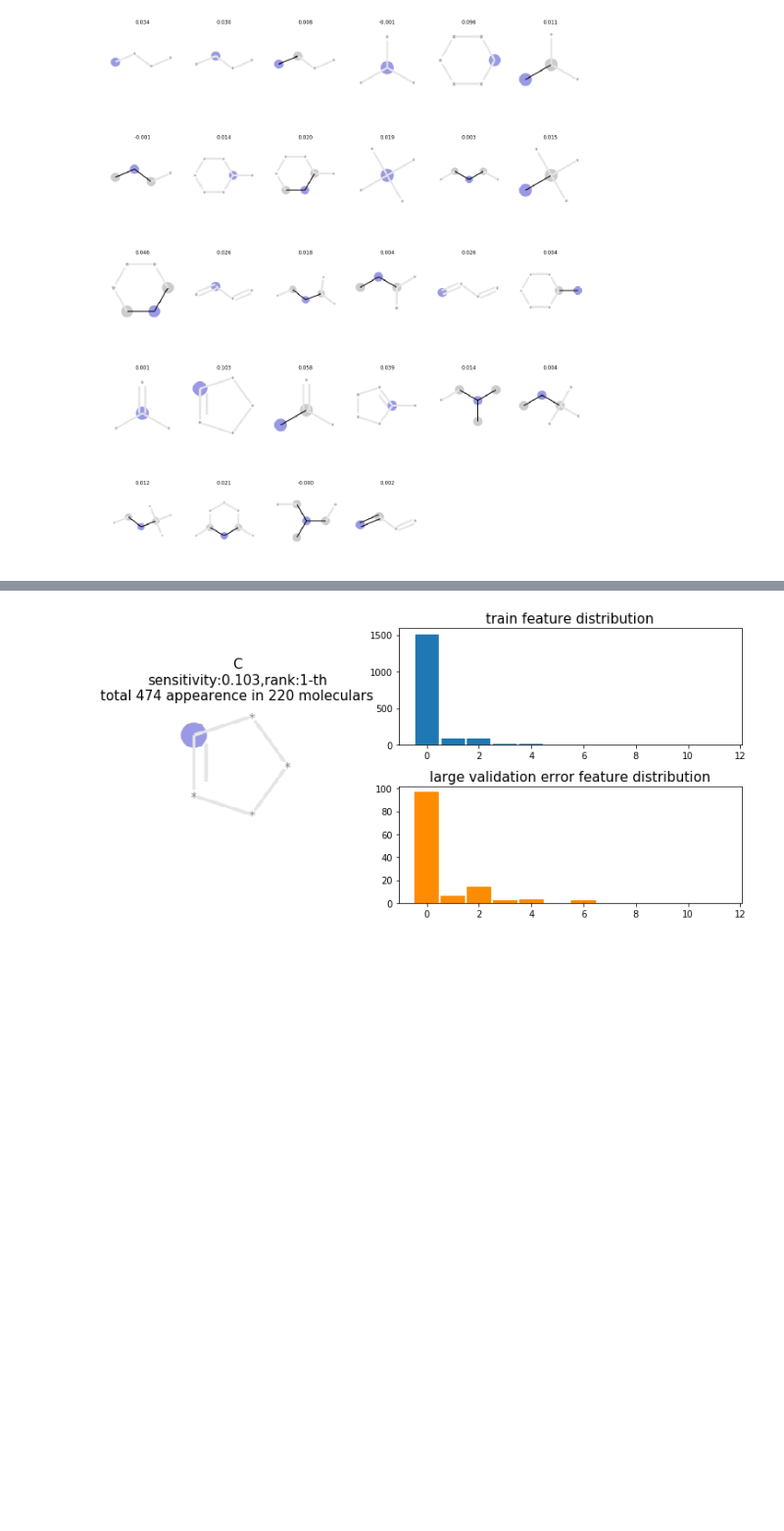
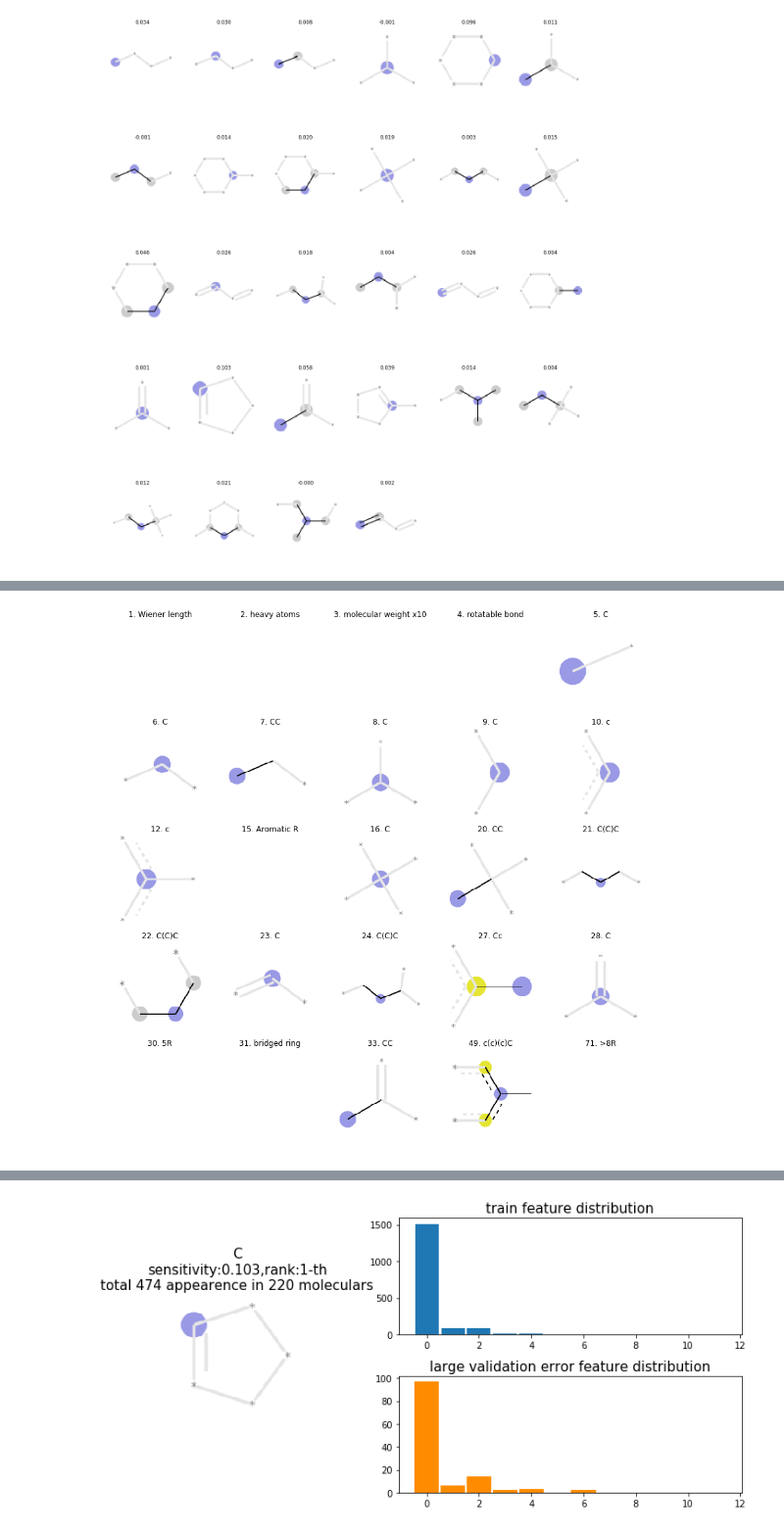
Before and after one commit to sungroup-sjtu/AIMS_ML, a Jupyter notebook: scripts/confusion_test.ipynb, the cells around one changed output, grey strips where cells are left out. Shown at 98% size. Cells and saved outputs as stored; diff of their text form; code cells hidden in the pictures; blank space fills up the shorter version.

Commit message:
add plotting code

```diff
--- a/scripts/confusion_test.ipynb
+++ b/scripts/confusion_test.ipynb
@@ -79,0 +82,4 @@ def load_data(opt):
+# %%
+[unique_trainx, idx] = np.unique(trainx[:,:-2],axis=0,return_index=True)
+appear_count = (unique_trainx != 0).sum(axis=0)
+appear_sort = np.argsort(appear_count)
@@ -81,10 +105,10 @@ def load_data(opt):
 from IPython.display import SVG
 import matplotlib.image as mpimg
 
-svg_files = list(os.listdir('../run/C123/fp/fp-svg_morgan1'))
+svg_files = list(os.listdir('../run/CH-cp/fp/fp-svg_morgan1'))
 svg_files.remove('png')
 svg_files.remove('svg2png.py')
-with open('../run/C123/fp/fp_morgan1.idx') as file:
+with open('../run/CH-cp/fp/fp_morgan1.idx') as file:
     all_the_text = file.read()
 fp_idx = {int(fp):idx for idx,fp in enumerate(all_the_text.split('\n')[:-1])}
 
@@ -94,9 +118,9 @@ class fp_svg():
         self.fp = int(svg_file.split('-')[1])
         self.fp_name = svg_file.split('-')[2].split('.')[0]
         self.idx = fp_idx[self.fp]
-        with open('../run/C123/fp/fp-svg_morgan1/'+svg_file) as file:
+        with open('../run/CH-cp/fp/fp-svg_morgan1/'+svg_file) as file:
             self.svg = file.read()
-        self.png = mpimg.imread('../run/C123/fp/fp-svg_morgan1/png/'+svg_file.split('.')[0]+'.png')
+        self.png = mpimg.imread('../run/CH-cp/fp/fp-svg_morgan1/png/'+svg_file.split('.')[0]+'.png')
 fp_svgs = sorted([fp_svg(file_name, fp_idx) for file_name in svg_files], key=lambda x: x.idx )
 # %%
 with open(opt.output + '/sobol_idx.pkl', 'rb') as file:
@@ -146,4 +169,8 @@ for i in range(28):
 # %% [output]
 [figure]
 # %%
-simple_feature = ['heavy atoms','molecular weight x10','Wiener length', 'rotatable bond', 'bridged ring', 'spiro ring', 'RR ring', 'R-R ring', '3R+4R', '5R', '6R', '7R+8R', '>8R']
+simple_feature = ['heavy atoms','molecular weight x10','Wiener length', 'rotatable bond', 'bridged ring', 'spiro ring', 'RR ring', 'R-R ring', '3R+4R', '5R', '6R', '7R+8R', '>8R','Aromatic R']
+# %%
+# Cp RFE selection
+a = np.array([70, 27, 22, 38, 36, 35, 34, 33, 32, 42, 43, 49, 44, 45, 52, 56, 54, 12, 64, 62, 25, 9, 28, 66, 55, 59, 63, 37, 24, 41, 11, 21, 15,  6, 13, 19,  8, 69, 61, 53,  5, 46, 26, 60, 57, 30, 39, 17, 7,  4, 31,  2, 20, 40, 23, 51, 58, 47, 10,  1, 14, 1,  3, 68, 67, 65, 48, 18, 29, 50, 16,1, 1, 1])
+a < 25
@@ -149,0 +187,17 @@ simple_feature = ['heavy atoms','molecular weight x10','Wiener length', 'rotatab
+# %%
+# draw selected feature set
+fig = plt.figure(figsize=(15,15))
+count = 1
+for i in range(1, len(appear_sort)+1):
+    idx = appear_sort[-i]
+    if a[idx] < 24:
+        ax = fig.add_subplot(5,5,count)
+        ax.axis('off')
+        if idx < 58:
+            ax.imshow(fp_svgs[idx].png)
+            ax.title.set_text( '{:d}. {:s}'.format(i, fp_svgs[idx].fp_name) )
+        else:
+            ax.title.set_text( '{:d}. {:s}'.format(i, simple_feature[idx-58]) )
+        count += 1
+# %% [output]
+[figure, added]
```
Also changed, not shown: parts of 9 cells of this notebook, 2 other files.
